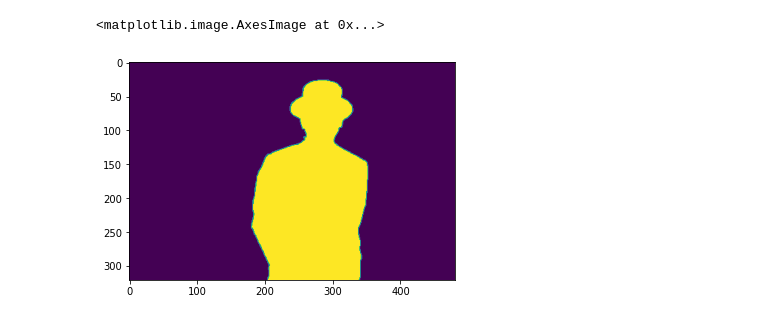
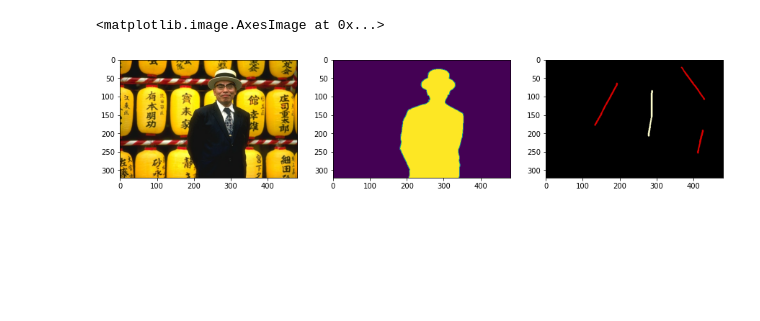
Before and after one commit to stan317/MinCut-MaxFlow, a Jupyter notebook: algo_test.ipynb, the cells around one changed output. Drawn from its saved outputs; the diff is of its cells as text; code cells hidden in the pictures; blank space fills up the shorter version.

```diff
--- a/algo_test.ipynb
+++ b/algo_test.ipynb
@@ -17,10 +21,18 @@ from skimage.io import imread
 import matplotlib.pyplot as plt
 img = imread("C:/Users/stan2/Documents/4A/Comp Imaging/MinCut-MaxFlow/dataset/images/65019.jpg")
 img_gt = imread("C:/Users/stan2/Documents/4A/Comp Imaging/MinCut-MaxFlow/dataset/images-gt/65019.png")
+
+img_label = imread("C:/Users/stan2/Documents/4A/Comp Imaging/MinCut-MaxFlow/dataset/images-labels/65019-anno.png")
-# %%
-plt.imshow(img_gt)
-# %% [output]
-<matplotlib.image.AxesImage at 0x...>
-[figure, removed]
+# %%
+fig = plt.figure(figsize=(15,15))
+ax1 = fig.add_subplot(131)
+ax1.imshow(img)
+ax2 = fig.add_subplot(132)
+ax2.imshow(img_gt)
+ax3 = fig.add_subplot(133)
+ax3.imshow(img_label)
+# %% [output]
+<matplotlib.image.AxesImage at 0x...>
+[figure, added]
 # %%
 import networkx as nx
```
Also changed, not shown: parts of 8 cells of this notebook.
